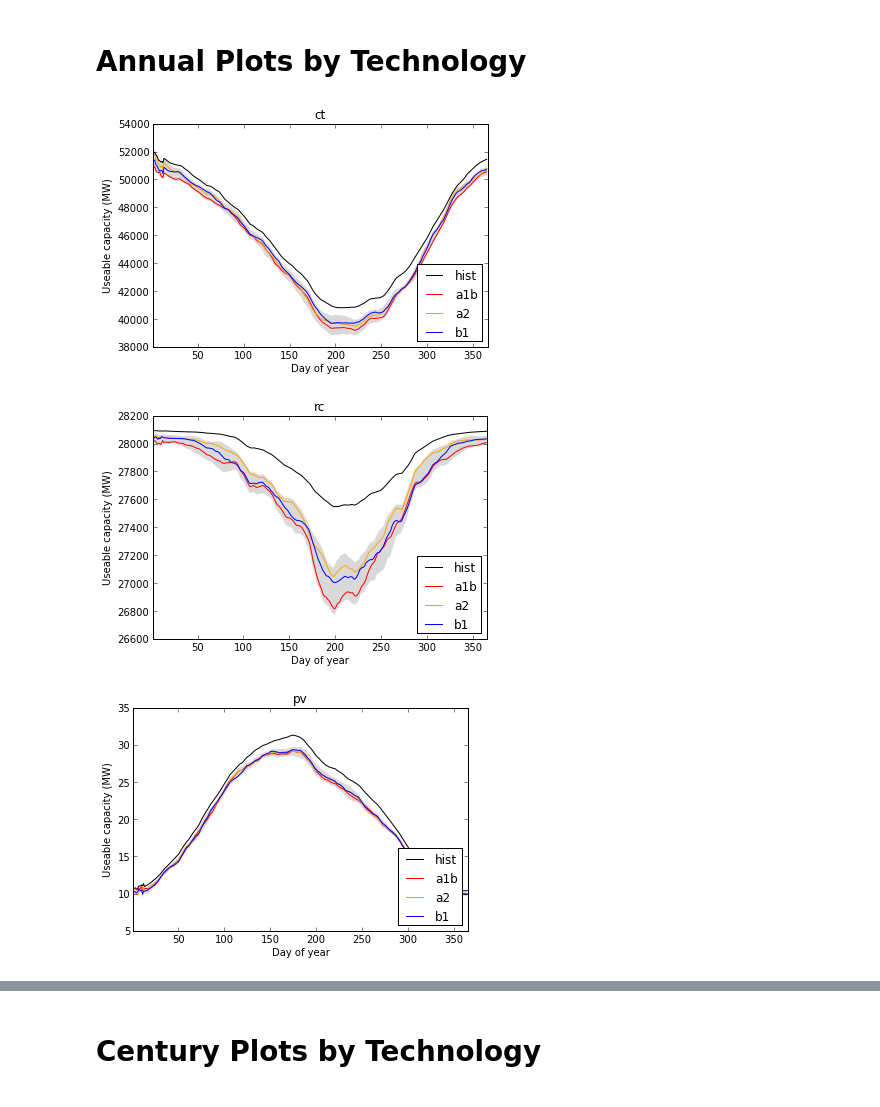
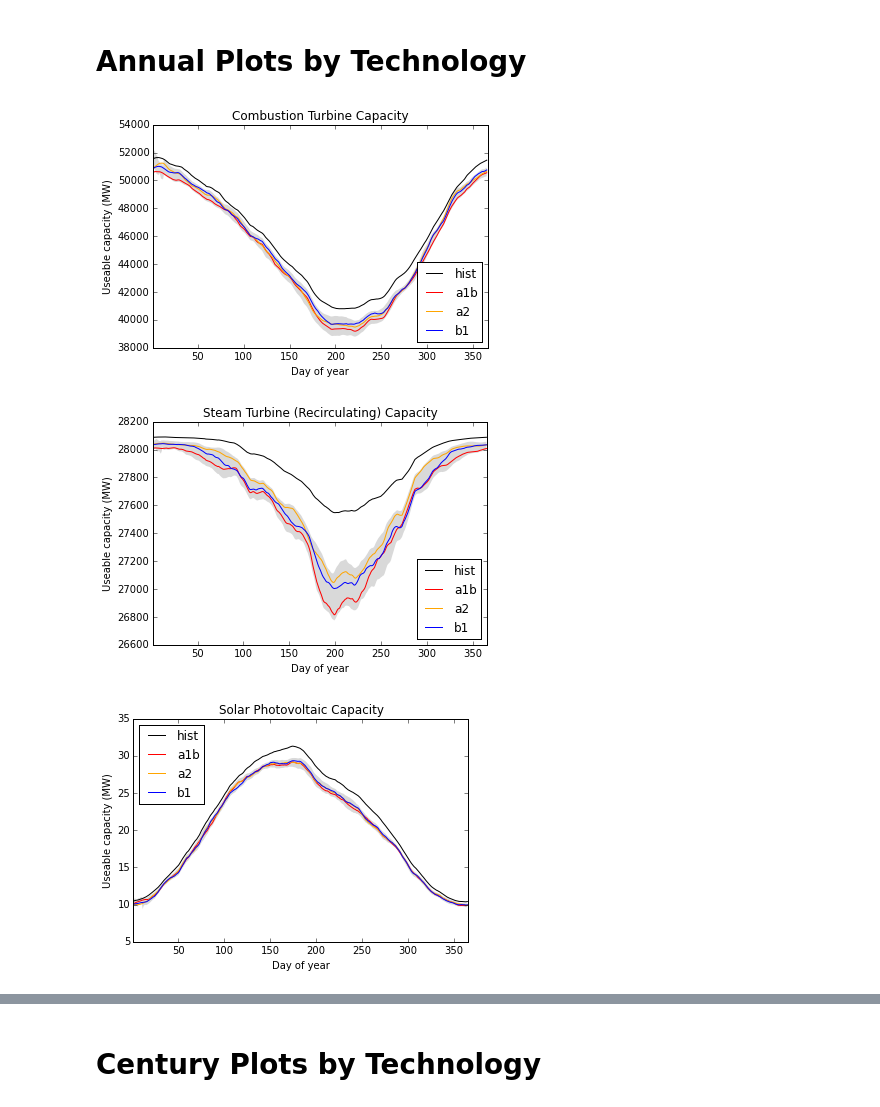
Before and after one commit to mdbartos/vic_utils, a Jupyter notebook: post/post_plot.ipynb, the cells around one changed output, grey strips where cells are left out. Cells and saved outputs as stored; diff of their text form; code cells hidden in the pictures.

```diff
--- a/post/post_plot.ipynb
+++ b/post/post_plot.ipynb
@@ -198,16 +198,16 @@ class sum_regions():
 			y_lower = pd.rolling_mean(comb['min'], kwargs['smoothing']).fillna(comb['min']).values
 
 			plt.fill_between(x, y_upper, y_lower, facecolor="0.85", linewidth=0)
-			plt.plot(hist.index, pd.rolling_mean(hist['TOT_CAP'], kwargs['smoothing']).fillna(hist['TOT_CAP']), color='black', label='hist')
-			plt.plot(a1b.index, pd.rolling_mean(a1b, kwargs['smoothing']).fillna(a1b), color='red', label='a1b')
-			plt.plot(a2.index, pd.rolling_mean(a2, kwargs['smoothing']).fillna(a2), color='orange', label='a2')
-			plt.plot(b1.index, pd.rolling_mean(b1, kwargs['smoothing']).fillna(b1), color='blue', label='b1')
+			plt.plot(hist.index, pd.rolling_mean(hist['TOT_CAP'], kwargs['smoothing']).fillna(pd.rolling_mean(hist['TOT_CAP'].iloc[-(kwargs['smoothing']+1):].append(hist['TOT_CAP'].iloc[:kwargs['smoothing']]), kwargs['smoothing'])), color='black', label='hist')
+			plt.plot(a1b.index, pd.rolling_mean(a1b, kwargs['smoothing']).fillna(pd.rolling_mean(a1b.iloc[-(kwargs['smoothing']+1):].append(a1b.iloc[:kwargs['smoothing']]), kwargs['smoothing'])), color='red', label='a1b')
+			plt.plot(a2.index, pd.rolling_mean(a2, kwargs['smoothing']).fillna(pd.rolling_mean(a2.iloc[-(kwargs['smoothing']+1):].append(a2.iloc[:kwargs['smoothing']]), kwargs['smoothing'])), color='orange', label='a2')
+			plt.plot(b1.index, pd.rolling_mean(b1, kwargs['smoothing']).fillna(pd.rolling_mean(b1.iloc[-(kwargs['smoothing']+1):].append(b1.iloc[:kwargs['smoothing']]), kwargs['smoothing'])), color='blue', label='b1')
 
 			xlim([1,366])
-			title('%s' % (wreg))
+			title('%s' % (kwargs['ptitle']))
 			xlabel('Day of year')
 			ylabel('Useable capacity (MW)')
-			plt.legend(loc=4)
+			plt.legend(loc=kwargs['legloc'])
 
 		if typ == 'century_fill':
 
@@ -281,15 +281,15 @@ for t in b.tech_d.keys():
 # %% [markdown]
 # Annual Plots by Technology
 # %%
-b.plot_sum('ct', 'annual_fill', startdate=datetime.date(2040,1,1), enddate=datetime.date(2060,1,1), smoothing=14)
+b.plot_sum('ct', 'annual_fill', startdate=datetime.date(2040,1,1), enddate=datetime.date(2060,1,1), smoothing=14, ptitle='Combustion Turbine Capacity', legloc=4)
 # %% [output]
-[figure, old version]
+[figure, new version]
 # %%
-b.plot_sum('rc', 'annual_fill', startdate=datetime.date(2040,1,1), enddate=datetime.date(2060,1,1), smoothing=14)
+b.plot_sum('rc', 'annual_fill', startdate=datetime.date(2040,1,1), enddate=datetime.date(2060,1,1), smoothing=14, ptitle='Steam Turbine (Recirculating) Capacity', legloc=4)
 # %% [output]
-[figure, old version]
+[figure, new version]
 # %%
-b.plot_sum('pv', 'annual_fill', startdate=datetime.date(2040,1,1), enddate=datetime.date(2060,1,1), smoothing=14)
+b.plot_sum('pv', 'annual_fill', startdate=datetime.date(2040,1,1), enddate=datetime.date(2060,1,1), smoothing=14, ptitle='Solar Photovoltaic Capacity', legloc=2)
 # %% [output]
-[figure, old version]
+[figure, new version]
 # %%
```
Also changed, not shown: parts of 21 cells of this notebook.
